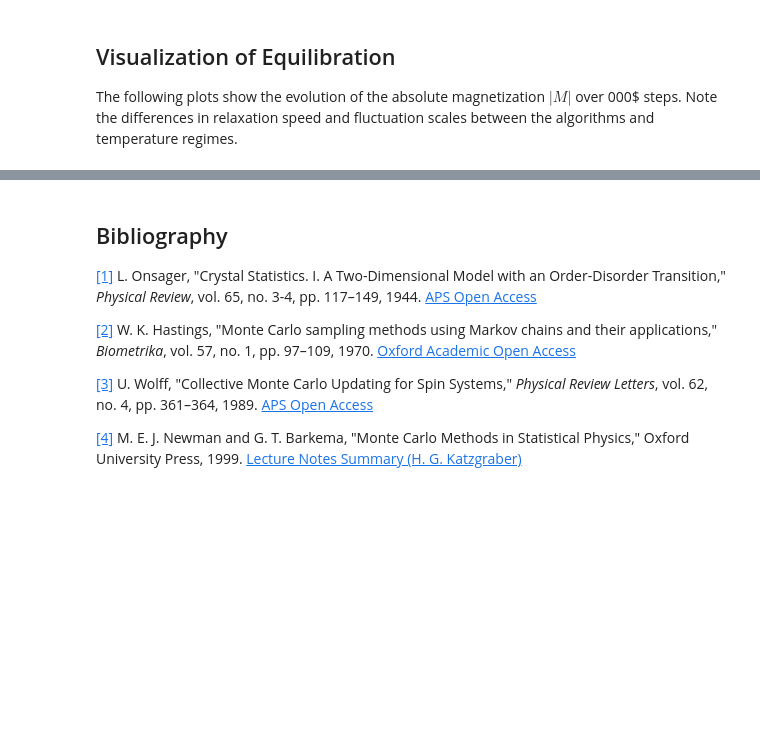
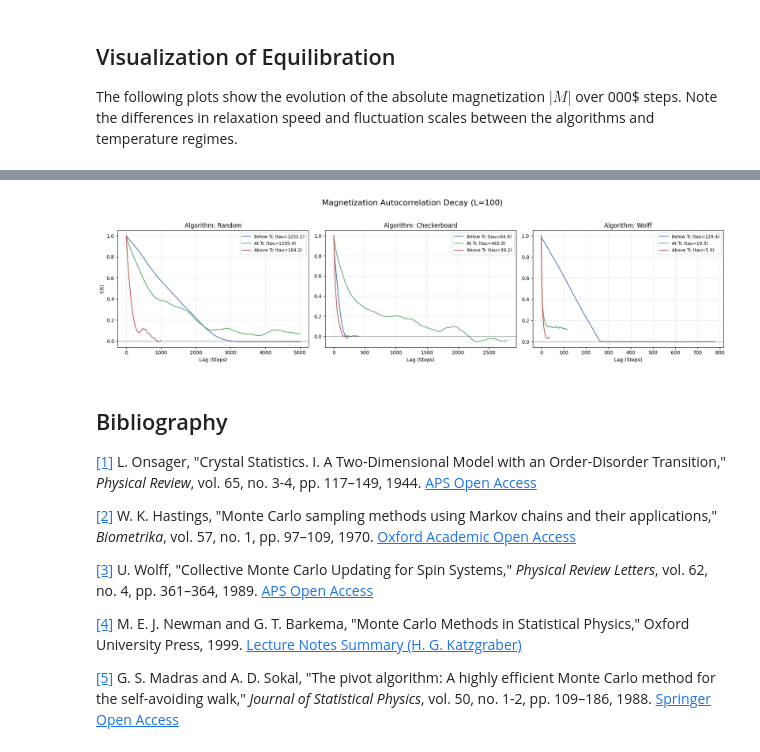
Before and after one commit to manganite/VibeSpin, a Jupyter notebook: notebooks/Ising_Autocorrelation_Analysis.ipynb, the cells around one changed output, grey strips where cells are left out. Drawn from its saved outputs; the diff is of its cells as text; code cells hidden in the pictures; blank space fills up the shorter version.

```diff
--- a/notebooks/Ising_Autocorrelation_Analysis.ipynb
+++ b/notebooks/Ising_Autocorrelation_Analysis.ipynb
@@ -61,0 +92,18 @@ plt.show()
+# %%
+from utils.physics_helpers import calculate_autocorr
+
+autocorrs = {}
+
+for T in TEMPS:
+    autocorrs[T] = {}
+    for update in UPDATES:
+        mags = results[T][update]
+        try:
+            # Calculate C(t) and integrated autocorrelation time tau_int
+            c_t, tau_int = calculate_autocorr(time_series=np.array(mags))
+            autocorrs[T][update] = (c_t, tau_int)
+        except Exception as e:
+            print(f"Error calculating autocorr for T={T}, {update}: {e}")
+            autocorrs[T][update] = (None, None)
+
+print("Autocorrelation calculations complete.")
@@ -62,3 +116,28 @@ plt.show()
+# %%
+fig, axes = plt.subplots(1, 3, figsize=(18, 5))
+fig.suptitle(f"Magnetization Autocorrelation Decay (L={L})", fontsize=16)
+
+for j, update in enumerate(UPDATES):
+    ax = axes[j]
+    for i, T in enumerate(TEMPS):
+        c_t, tau = autocorrs[T][update]
+        if c_t is not None:
+            # Only plot up to a reasonable lag for visibility
+            plot_limit = min(len(c_t), 5000)
+            ax.plot(c_t[:plot_limit], label=f"{TEMP_LABELS[i]} (tau={tau:.1f})", color=colors[i], lw=1.5)
+
+    ax.set_title(f"Algorithm: {update.capitalize()}")
+    ax.set_xlabel("Lag (Steps)")
+    if j == 0:
+        ax.set_ylabel("C(t)")
+    ax.axhline(0, color="black", lw=0.5, ls="--")
+    ax.legend(loc="upper right", fontsize=9)
+    ax.grid(alpha=0.3)
+
+plt.tight_layout(rect=[0, 0.03, 1, 0.95])
+plt.show()
+# %% [output]
+[figure, added]
 # %% [markdown]
 ## Bibliography
 
@@ -69,3 +148,6 @@ plt.show()
 [[3]](#Bibliography) U. Wolff, "Collective Monte Carlo Updating for Spin Systems," *Physical Review Letters*, vol. 62, no. 4, pp. 361–364, 1989. [APS Open Access](https://journals.aps.org/prl/abstract/10.1103/PhysRevLett.62.361)
 
 [[4]](#Bibliography) M. E. J. Newman and G. T. Barkema, "Monte Carlo Methods in Statistical Physics," Oxford University Press, 1999. [Lecture Notes Summary (H. G. Katzgraber)](https://arxiv.org/abs/0905.1629)
+
+
+[[5]](#Bibliography) G. S. Madras and A. D. Sokal, "The pivot algorithm: A highly efficient Monte Carlo method for the self-avoiding walk," *Journal of Statistical Physics*, vol. 50, no. 1-2, pp. 109–186, 1988. [Springer Open Access](https://link.springer.com/article/10.1007/BF01022990)
```
Also changed, not shown: parts of 7 cells of this notebook, 1 other file.
